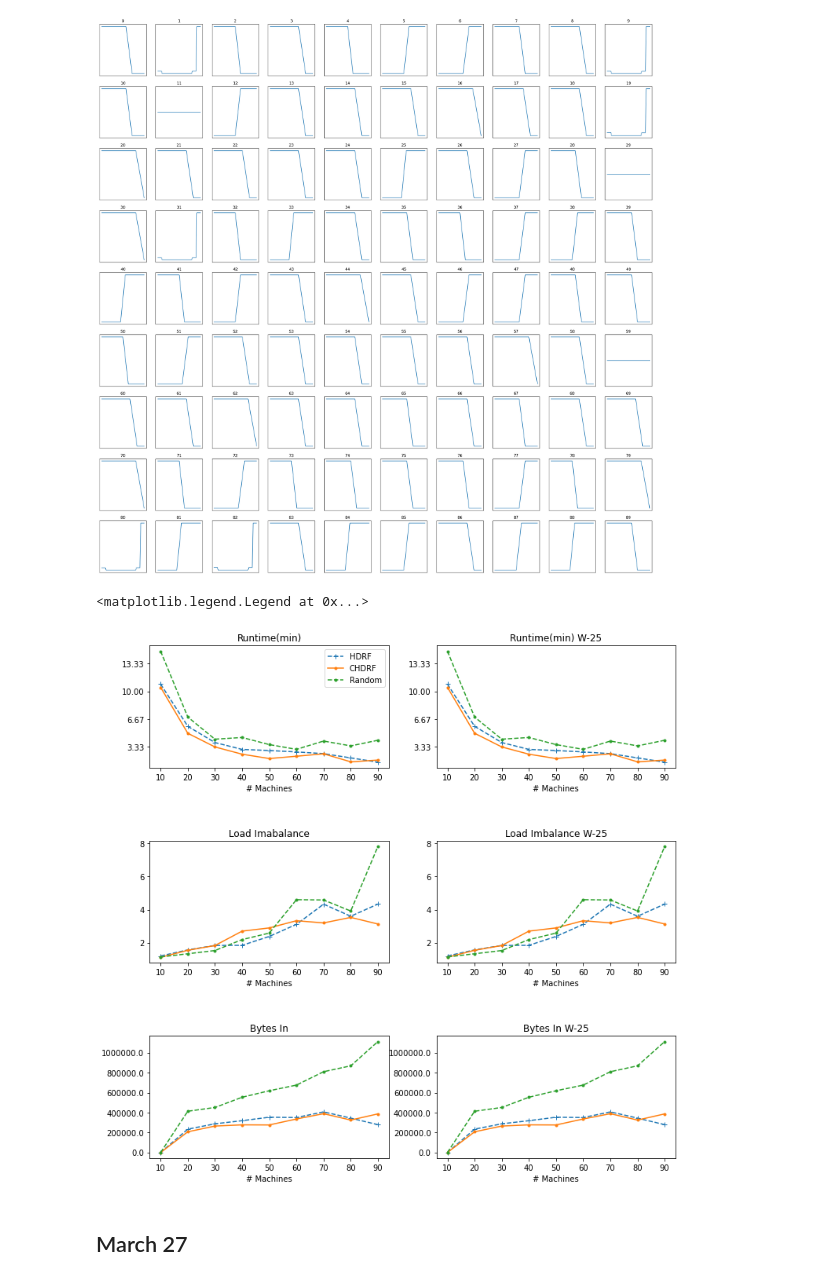
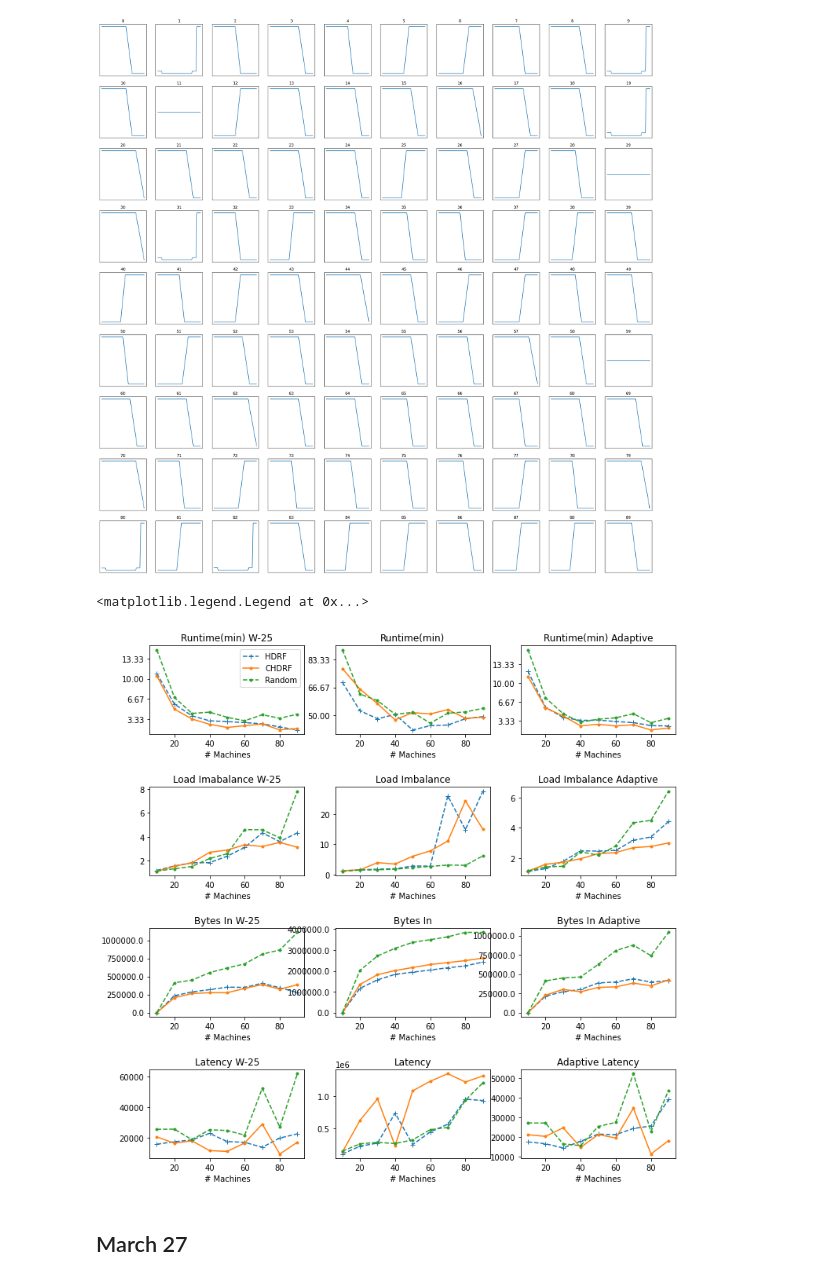
Before and after one commit to Rustam-Warwick/d3-gnn, a Jupyter notebook: helper-scripts/jupyter/Flink Metrics.ipynb, the cells around one changed output. Drawn from its saved outputs; the diff is of its cells as text; code cells hidden in the pictures.

```diff
--- a/helper-scripts/jupyter/Flink Metrics.ipynb
+++ b/helper-scripts/jupyter/Flink Metrics.ipynb
@@ -230,11 +230,11 @@ class MetricStatistics:
         self.transform_experiment("mean")
         return self
 
-    def get_latency(self):
+    def get_mean_latency(self):
         """ Get latency of this operator """
         self.transform_metrics("trim_zeros")
         self.transform_subtasks("mean_0_axis")
-        self.transform_subtasks(lambda x: np.array([x.min()]))
+        self.transform_subtasks(lambda x: np.array([x.mean()]))
         return self.transform_experiment("min_0_axis").transform_experiment(lambda a: a[0])
 
     def get_evolution_latency(self):
@@ -280,29 +280,61 @@ a1 = MetricStatistics(entry_folder_name="../../metrics/SX-stackoverflow/Reduce F
 # %%
-fig, ax = plt.subplots(3,2, figsize=(12,12), gridspec_kw={"hspace":0.6})
+fig, ax = plt.subplots(4,3, figsize=(12,12), gridspec_kw={"hspace":0.6})
 a1 = MetricStatistics(entry_folder_name="../../metrics/SX-SuperUser/Full W-25 HDRF/", metric_name="numRecordsOutPerSecond").get_runtime()
 a2 = MetricStatistics(entry_folder_name="../../metrics/SX-SuperUser/Full W-25 CHDRF/", metric_name="numRecordsOutPerSecond").get_runtime()
 a3 = MetricStatistics(entry_folder_name="../../metrics/SX-SuperUser/Full W-25 Random/", metric_name="numRecordsOutPerSecond").get_runtime()
-plot_aggregated_dict("Runtime(min)", [a1.output, a2.output, a3.output], ["HDRF", "CHDRF", "Random"], ["+", ".", "."], [ "--", "-", "--"], [None,None, None], xlabel="# Machines", formatter=sec_to_min, pre_fig=(fig,ax[0][0]))
+plot_aggregated_dict("Runtime(min) W-25", [a1.output, a2.output, a3.output], ["HDRF", "CHDRF", "Random"], ["+", ".", "."], [ "--", "-", "--"], [None,None, None], xlabel="# Machines", formatter=sec_to_min, pre_fig=(fig,ax[0][0]))
+a1 = MetricStatistics(entry_folder_name="../../metrics/SX-SuperUser/Full Streaming HDRF/", metric_name="numRecordsOutPerSecond").get_runtime()
+a2 = MetricStatistics(entry_folder_name="../../metrics/SX-SuperUser/Full Streaming CHDRF/", metric_name="numRecordsOutPerSecond").get_runtime()
+a3 = MetricStatistics(entry_folder_name="../../metrics/SX-SuperUser/Full Streaming Random/", metric_name="numRecordsOutPerSecond").get_runtime()
+plot_aggregated_dict("Runtime(min)", [a1.output, a2.output, a3.output], ["HDRF", "CHDRF", "Random"], ["+", ".", "."], [ "--", "-", "--"], [None,None, None], xlabel="# Machines", formatter=sec_to_min, pre_fig=(fig,ax[0][1]))
+a1 = MetricStatistics(entry_folder_name="../../metrics/SX-SuperUser/Full Adaptive HDRF/", metric_name="numRecordsOutPerSecond").get_runtime()
+a2 = MetricStatistics(entry_folder_name="../../metrics/SX-SuperUser/Full Adaptive CHDRF/", metric_name="numRecordsOutPerSecond").get_runtime()
+a3 = MetricStatistics(entry_folder_name="../../metrics/SX-SuperUser/Full Adaptive Random/", metric_name="numRecordsOutPerSecond").get_runtime()
+plot_aggregated_dict("Runtime(min) Adaptive", [a1.output, a2.output, a3.output], ["HDRF", "CHDRF", "Random"], ["+", ".", "."], [ "--", "-", "--"], [None,None, None], xlabel="# Machines", formatter=sec_to_min, pre_fig=(fig,ax[0][2]))
+
 a1 = MetricStatistics(entry_folder_name="../../metrics/SX-SuperUser/Full W-25 HDRF/", operator_name="Task-GNN Operator - 1", metric_name="busyTimeMsPerSecond").get_computation_imbalance_factor()
 a2 = MetricStatistics(entry_folder_name="../../metrics/SX-SuperUser/Full W-25 CHDRF/", operator_name="Task-GNN Operator - 1", metric_name="busyTimeMsPerSecond").get_computation_imbalance_factor()
 a3 = MetricStatistics(entry_folder_name="../../metrics/SX-SuperUser/Full W-25 Random/", operator_name="Task-GNN Operator - 1", metric_name="busyTimeMsPerSecond").get_computation_imbalance_factor()
-plot_aggregated_dict("Load Imabalance", [a1.output, a2.output, a3.output], ["HDRF", "CHDRF", "Random"], ["+", ".", "."], [ "--", "-", "--"], [None,None, None], xlabel="# Machines", formatter=None, pre_fig=(fig,ax[1][0]))
-a1 = MetricStatistics(entry_folder_name="../../metrics/SX-SuperUser/Full W-25 HDRF/", operator_name="Task-GNN Operator - 1", metric_name="busyTimeMsPerSecond").get_computation_imbalance_factor()
-a2 = MetricStatistics(entry_folder_name="../../metrics/SX-SuperUser/Full W-25 CHDRF/", operator_name="Task-GNN Operator - 1", metric_name="busyTimeMsPerSecond").get_computation_imbalance_factor()
-a3 = MetricStatistics(entry_folder_name="../../metrics/SX-SuperUser/Full W-25 Random/", operator_name="Task-GNN Operator - 1", metric_name="busyTimeMsPerSecond").get_computation_imbalance_factor()
-plot_aggregated_dict("Load Imbalance W-25", [a1.output, a2.output, a3.output], ["HDRF", "CHDRF", "Random"], ["+", ".", "."], [ "--", "-", "--"], [None,None, None], xlabel="# Machines", formatter=None, pre_fig=(fig,ax[1][1]))
+plot_aggregated_dict("Load Imabalance W-25", [a1.output, a2.output, a3.output], ["HDRF", "CHDRF", "Random"], ["+", ".", "."], [ "--", "-", "--"], [None,None, None], xlabel="# Machines", formatter=None, pre_fig=(fig,ax[1][0]))
+a1 = MetricStatistics(entry_folder_name="../../metrics/SX-SuperUser/Full Streaming HDRF/", operator_name="Task-GNN Operator - 1", metric_name="busyTimeMsPerSecond").get_computation_imbalance_factor()
+a2 = MetricStatistics(entry_folder_name="../../metrics/SX-SuperUser/Full Streaming CHDRF/", operator_name="Task-GNN Operator - 1", metric_name="busyTimeMsPerSecond").get_computation_imbalance_factor()
+a3 = MetricStatistics(entry_folder_name="../../metrics/SX-SuperUser/Full Streaming Random/", operator_name="Task-GNN Operator - 1", metric_name="busyTimeMsPerSecond").get_computation_imbalance_factor()
+plot_aggregated_dict("Load Imbalance", [a1.output, a2.output, a3.output], ["HDRF", "CHDRF", "Random"], ["+", ".", "."], [ "--", "-", "--"], [None,None, None], xlabel="# Machines", formatter=None, pre_fig=(fig,ax[1][1]))
+a1 = MetricStatistics(entry_folder_name="../../metrics/SX-SuperUser/Full Adaptive HDRF/", operator_name="Task-GNN Operator - 1", metric_name="busyTimeMsPerSecond").get_computation_imbalance_factor()
+a2 = MetricStatistics(entry_folder_name="../../metrics/SX-SuperUser/Full Adaptive CHDRF/", operator_name="Task-GNN Operator - 1", metric_name="busyTimeMsPerSecond").get_computation_imbalance_factor()
+a3 = MetricStatistics(entry_folder_name="../../metrics/SX-SuperUser/Full Adaptive Random/", operator_name="Task-GNN Operator - 1", metric_name="busyTimeMsPerSecond").get_computation_imbalance_factor()
+plot_aggregated_dict("Load Imbalance Adaptive", [a1.output, a2.output, a3.output], ["HDRF", "CHDRF", "Random"], ["+", ".", "."], [ "--", "-", "--"], [None,None, None], xlabel="# Machines", formatter=None, pre_fig=(fig,ax[1][2]))
+
 a1 = MetricStatistics(entry_folder_name="../../metrics/SX-SuperUser/Full W-25 HDRF/", operator_name="Task-[TAIL]GNN Operator - 2", metric_name="numBytesInRemote").get_communication_volume()
 a2 = MetricStatistics(entry_folder_name="../../metrics/SX-SuperUser/Full W-25 CHDRF/", operator_name="Task-[TAIL]GNN Operator - 2", metric_name="numBytesInRemote").get_communication_volume()
 a3 = MetricStatistics(entry_folder_name="../../metrics/SX-SuperUser/Full W-25 Random/", operator_name="Task-[TAIL]GNN Operator - 2", metric_name="numBytesInRemote").get_communication_volume()
-plot_aggregated_dict("Bytes In", [a1.output, a2.output, a3.output], ["HDRF", "CHDRF", "Random"], ["+", ".", "."], [ "--", "-", "--"], [None,None, None], xlabel="# Machines", formatter=fmt_div_e5, pre_fig=(fig,ax[2][0]))
-a1 = MetricStatistics(entry_folder_name="../../metrics/SX-SuperUser/Full W-25 HDRF/", operator_name="Task-[TAIL]GNN Operator - 2", metric_name="numBytesInRemote").get_communication_volume()
-a2 = MetricStatistics(entry_folder_name="../../metrics/SX-SuperUser/Full W-25 CHDRF/", operator_name="Task-[TAIL]GNN Operator - 2", metric_name="numBytesInRemote").get_communication_volume()
-a3 = MetricStatistics(entry_folder_name="../../metrics/SX-SuperUser/Full W-25 Random/", operator_name="Task-[TAIL]GNN Operator - 2", metric_name="numBytesInRemote").get_communication_volume()
-plot_aggregated_dict("Bytes In W-25", [a1.output, a2.output, a3.output], ["HDRF", "CHDRF", "Random"], ["+", ".", "."], [ "--", "-", "--"], [None,None, None], xlabel="# Machines", formatter=fmt_div_e5, pre_fig=(fig,ax[2][1]))
+plot_aggregated_dict("Bytes In W-25", [a1.output, a2.output, a3.output], ["HDRF", "CHDRF", "Random"], ["+", ".", "."], [ "--", "-", "--"], [None,None, None], xlabel="# Machines", formatter=fmt_div_e5, pre_fig=(fig,ax[2][0]))
+a1 = MetricStatistics(entry_folder_name="../../metrics/SX-SuperUser/Full Streaming HDRF/", operator_name="Task-[TAIL]GNN Operator - 2", metric_name="numBytesInRemote").get_communication_volume()
+a2 = MetricStatistics(entry_folder_name="../../metrics/SX-SuperUser/Full Streaming CHDRF/", operator_name="Task-[TAIL]GNN Operator - 2", metric_name="numBytesInRemote").get_communication_volume()
+a3 = MetricStatistics(entry_folder_name="../../metrics/SX-SuperUser/Full Streaming Random/", operator_name="Task-[TAIL]GNN Operator - 2", metric_name="numBytesInRemote").get_communication_volume()
+plot_aggregated_dict("Bytes In", [a1.output, a2.output, a3.output], ["HDRF", "CHDRF", "Random"], ["+", ".", "."], [ "--", "-", "--"], [None,None, None], xlabel="# Machines", formatter=fmt_div_e5, pre_fig=(fig,ax[2][1]))
+a1 = MetricStatistics(entry_folder_name="../../metrics/SX-SuperUser/Full Adaptive HDRF/", operator_name="Task-[TAIL]GNN Operator - 2", metric_name="numBytesInRemote").get_communication_volume()
+a2 = MetricStatistics(entry_folder_name="../../metrics/SX-SuperUser/Full Adaptive CHDRF/", operator_name="Task-[TAIL]GNN Operator - 2", metric_name="numBytesInRemote").get_communication_volume()
+a3 = MetricStatistics(entry_folder_name="../../metrics/SX-SuperUser/Full Adaptive Random/", operator_name="Task-[TAIL]GNN Operator - 2", metric_name="numBytesInRemote").get_communication_volume()
+plot_aggregated_dict("Bytes In Adaptive", [a1.output, a2.output, a3.output], ["HDRF", "CHDRF", "Random"], ["+", ".", "."], [ "--", "-", "--"], [None,None, None], xlabel="# Machines", formatter=fmt_div_e5, pre_fig=(fig,ax[2][2]))
+
+
+a1 = MetricStatistics(entry_folder_name="../../metrics/SX-SuperUser/Full W-25 HDRF/", operator_name="GNN Operator - 2", metric_name="latency").get_mean_latency()
+a2 = MetricStatistics(entry_folder_name="../../metrics/SX-SuperUser/Full W-25 CHDRF/", operator_name="GNN Operator - 2", metric_name="latency").get_mean_latency()
+a3 = MetricStatistics(entry_folder_name="../../metrics/SX-SuperUser/Full W-25 Random/", operator_name="GNN Operator - 2", metric_name="latency").get_mean_latency()
+plot_aggregated_dict("Latency W-25", [a1.output, a2.output, a3.output], ["HDRF", "CHDRF", "Random"], ["+", ".", "."], [ "--", "-", "--"], [None,None, None], xlabel="# Machines", formatter=None, pre_fig=(fig,ax[3][0]))
+a1 = MetricStatistics(entry_folder_name="../../metrics/SX-SuperUser/Full Streaming HDRF/", operator_name="GNN Operator - 2", metric_name="latency").get_mean_latency()
+a2 = MetricStatistics(entry_folder_name="../../metrics/SX-SuperUser/Full Streaming CHDRF/", operator_name="GNN Operator - 2", metric_name="latency").get_mean_latency()
+a3 = MetricStatistics(entry_folder_name="../../metrics/SX-SuperUser/Full Streaming Random/", operator_name="GNN Operator - 2", metric_name="latency").get_mean_latency()
+plot_aggregated_dict("Latency", [a1.output, a2.output, a3.output], ["HDRF", "CHDRF", "Random"], ["+", ".", "."], [ "--", "-", "--"], [None,None, None], xlabel="# Machines", formatter=None, pre_fig=(fig,ax[3][1]))
+a1 = MetricStatistics(entry_folder_name="../../metrics/SX-SuperUser/Full Adaptive HDRF/", operator_name="GNN Operator - 2", metric_name="latency").get_mean_latency()
+a2 = MetricStatistics(entry_folder_name="../../metrics/SX-SuperUser/Full Adaptive CHDRF/", operator_name="GNN Operator - 2", metric_name="latency").get_mean_latency()
+a3 = MetricStatistics(entry_folder_name="../../metrics/SX-SuperUser/Full Adaptive Random/", operator_name="GNN Operator - 2", metric_name="latency").get_mean_latency()
+plot_aggregated_dict("Adaptive Latency", [a1.output, a2.output, a3.output], ["HDRF", "CHDRF", "Random"], ["+", ".", "."], [ "--", "-", "--"], [None,None, None], xlabel="# Machines", formatter=None, pre_fig=(fig,ax[3][2]))
 ax[0][0].legend()
 # %% [output]
 <matplotlib.legend.Legend at 0x...>
-[figure, old version]
+[figure, new version]
 # %% [markdown]
 ## March 27
 # %% [markdown]
```
Also changed, not shown: parts of 2 cells of this notebook, 2 other files.
